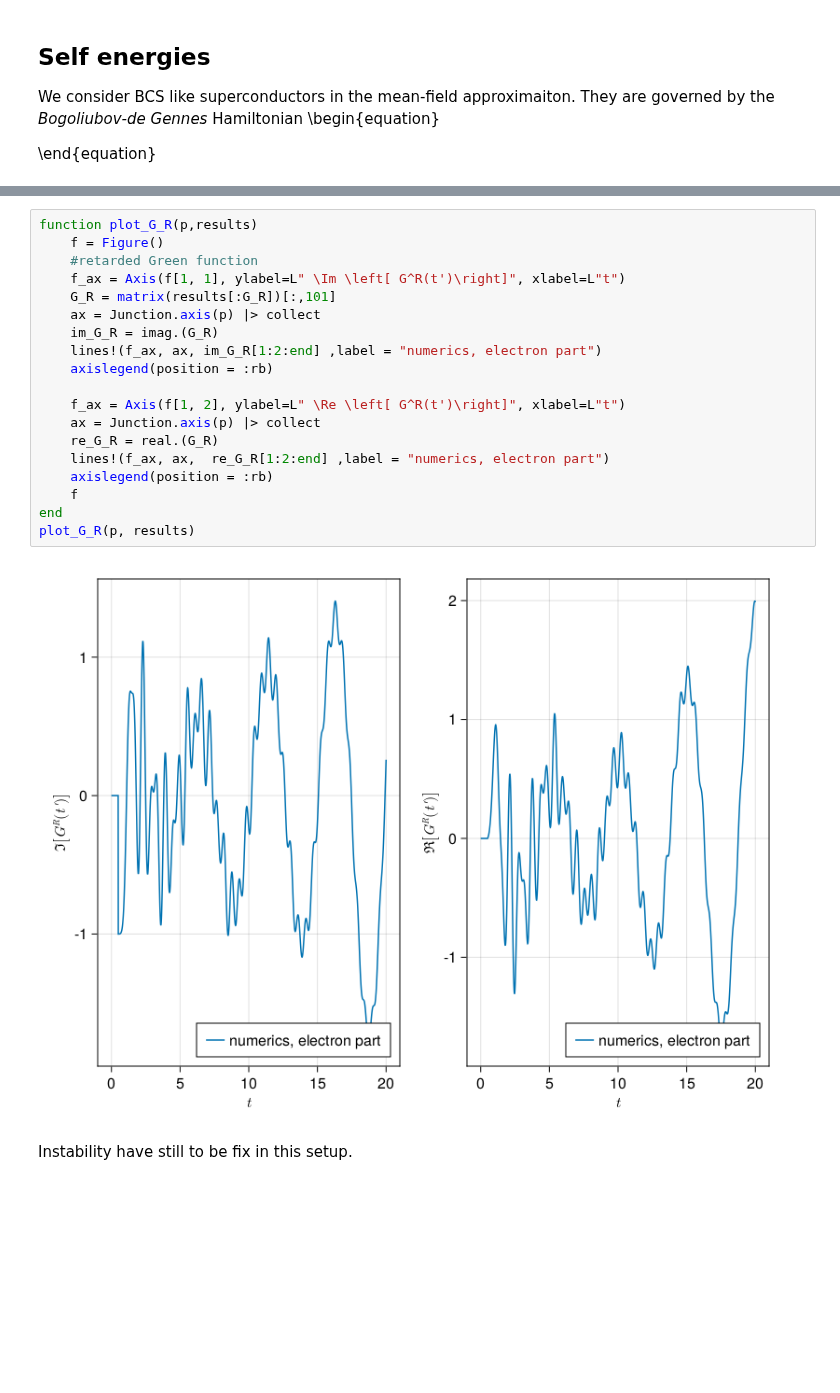
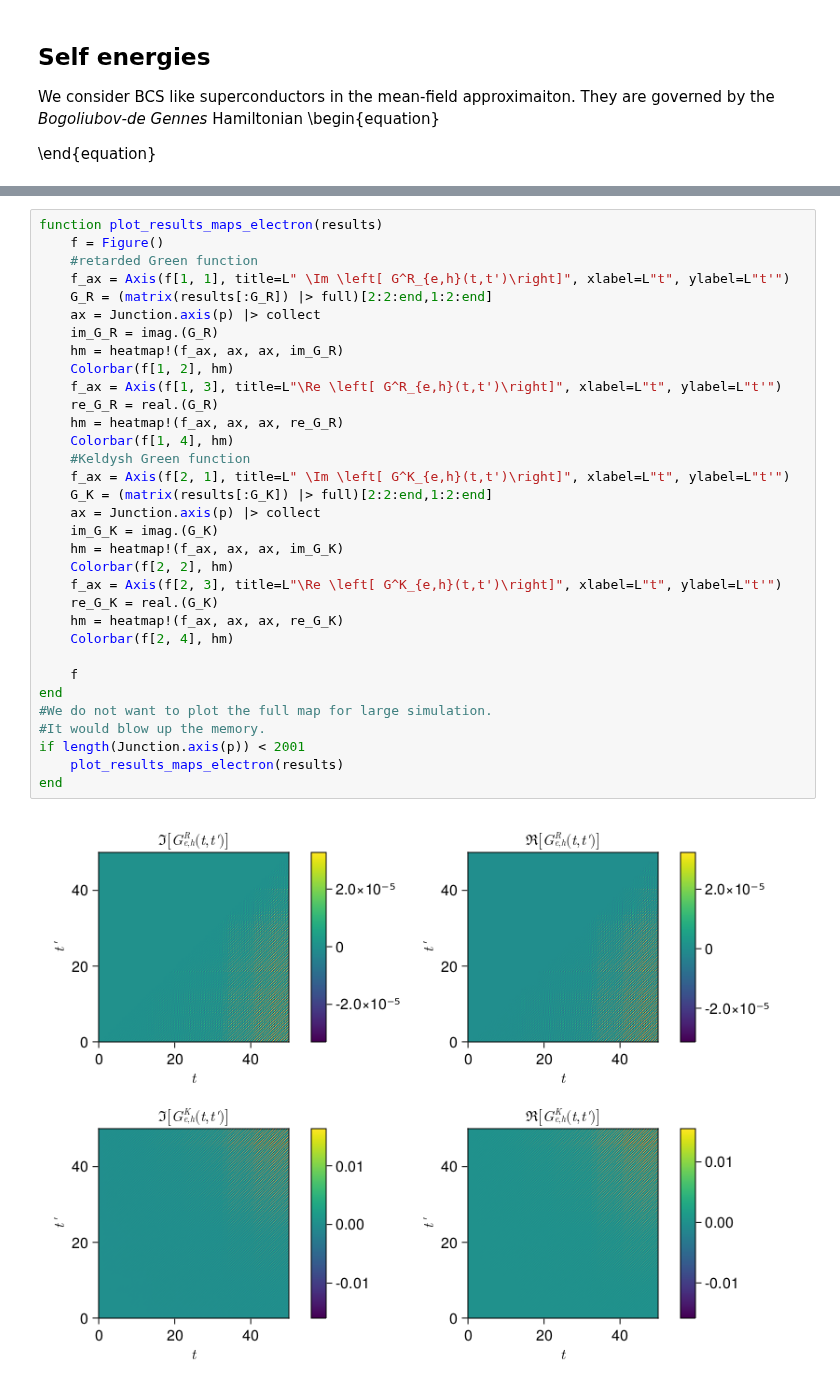
Before and after one commit to BaptisteLamic/NonEquilibriumGreenFunction.jl, a Jupyter notebook: examples/SQDS_junction.ipynb, the cells around one changed output, grey strips where cells are left out. Drawn from its saved outputs; the diff is of its cells as text; blank space fills up the shorter version.

```diff
--- a/examples/SQDS_junction.ipynb
+++ b/examples/SQDS_junction.ipynb
@@ -254,23 +259,35 @@ plot_G_R_lead(p, results)
-# %%
-function plot_G_R(p,results)
-    f = Figure()
-    #retarded Green function
-    f_ax = Axis(f[1, 1], ylabel=L" \Im \left[ G^R(t')\right]", xlabel=L"t")
-    G_R = matrix(results[:G_R])[:,101]
-    ax = Junction.axis(p) |> collect
-    im_G_R = imag.(G_R)
-    lines!(f_ax, ax, im_G_R[1:2:end] ,label = "numerics, electron part")
-    axislegend(position = :rb)
-
-    f_ax = Axis(f[1, 2], ylabel=L" \Re \left[ G^R(t')\right]", xlabel=L"t")
-    ax = Junction.axis(p) |> collect
-    re_G_R = real.(G_R)
-    lines!(f_ax, ax,  re_G_R[1:2:end] ,label = "numerics, electron part")
-    axislegend(position = :rb)
-    f
-end
-plot_G_R(p, results)
-# %% [output]
-[figure, removed]
-# %% [markdown]
-Instability have still to be fix in this setup.
+# %%
+function plot_results_maps_electron(results)
+    f = Figure()
+    #retarded Green function
+    f_ax = Axis(f[1, 1], title=L" \Im \left[ G^R_{e,h}(t,t')\right]", xlabel=L"t", ylabel=L"t'")
+    G_R = (matrix(results[:G_R]) |> full)[2:2:end,1:2:end]
+    ax = Junction.axis(p) |> collect
+    im_G_R = imag.(G_R)
+    hm = heatmap!(f_ax, ax, ax, im_G_R)
+    Colorbar(f[1, 2], hm)
+    f_ax = Axis(f[1, 3], title=L"\Re \left[ G^R_{e,h}(t,t')\right]", xlabel=L"t", ylabel=L"t'")
+    re_G_R = real.(G_R)
+    hm = heatmap!(f_ax, ax, ax, re_G_R)
+    Colorbar(f[1, 4], hm)
+    #Keldysh Green function
+    f_ax = Axis(f[2, 1], title=L" \Im \left[ G^K_{e,h}(t,t')\right]", xlabel=L"t", ylabel=L"t'")
+    G_K = (matrix(results[:G_K]) |> full)[2:2:end,1:2:end]
+    ax = Junction.axis(p) |> collect
+    im_G_K = imag.(G_K)
+    hm = heatmap!(f_ax, ax, ax, im_G_K)
+    Colorbar(f[2, 2], hm)
+    f_ax = Axis(f[2, 3], title=L"\Re \left[ G^K_{e,h}(t,t')\right]", xlabel=L"t", ylabel=L"t'")
+    re_G_K = real.(G_K)
+    hm = heatmap!(f_ax, ax, ax, re_G_K)
+    Colorbar(f[2, 4], hm)
+
+    f
+end
+#We do not want to plot the full map for large simulation.
+#It would blow up the memory.
+if length(Junction.axis(p)) < 2001
+    plot_results_maps_electron(results)
+end
+# %% [output]
+[figure, added]
```
Also changed, not shown: parts of 7 cells of this notebook.
